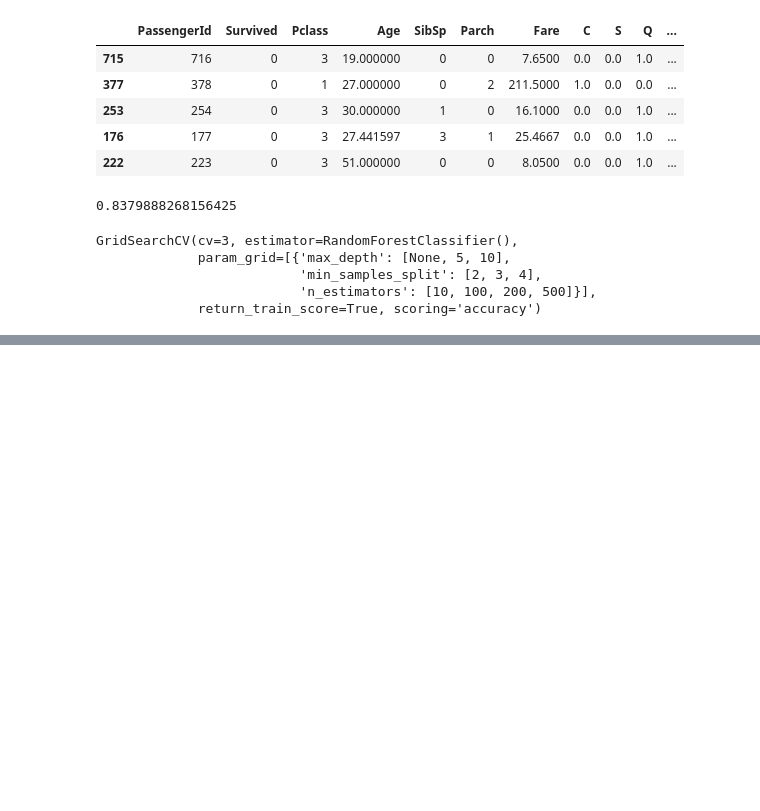
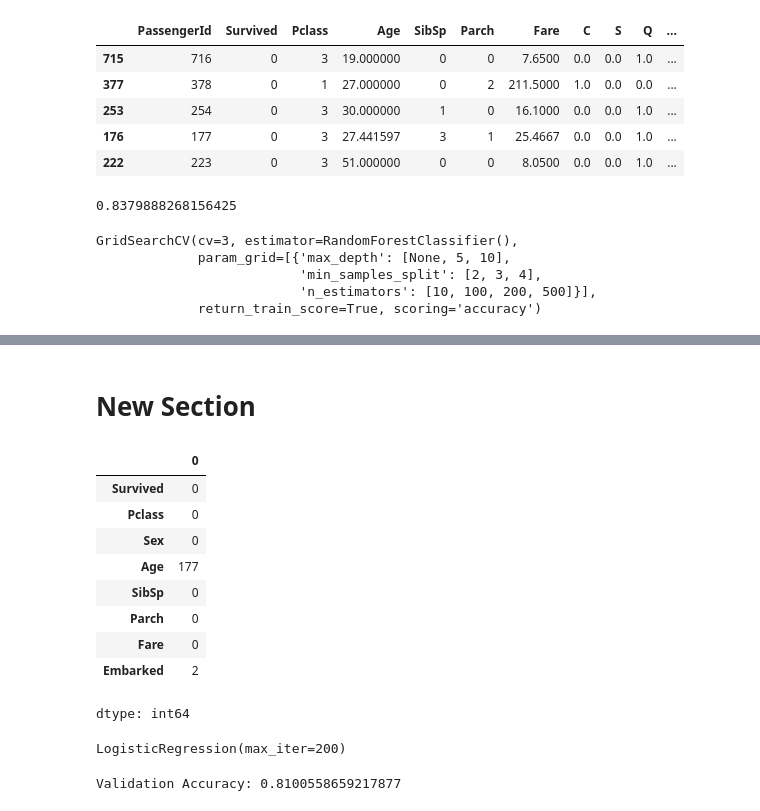
Before and after one commit to GBn321/KaggleProjects, a Jupyter notebook: Welcome_To_Colab.ipynb, the cells around one changed output, grey strips where cells are left out. Cells and saved outputs as stored; diff of their text form; code cells hidden in the pictures; blank space fills up the shorter version.

```diff
--- a/Welcome_To_Colab.ipynb
+++ b/Welcome_To_Colab.ipynb
@@ -302,3 +302,23 @@ files.download("submission.csv")
 # %% [output]
 [interactive output not drawn]
 [interactive output not drawn]
+# %% [markdown]
+# New Section
+# %%
+train_data = pd.read_csv("train.csv")
+test_data = pd.read_csv("test.csv")
+# %%
+train_data = train_data.drop(["PassengerId", "Name", "Ticket", "Cabin"], axis=1)
+# %%
+train_data.isnull().sum()
+# %% [output]
+|  | 0 |
+| Survived | 0 |
+| Pclass | 0 |
+| Sex | 0 |
+| Age | 177 |
+| SibSp | 0 |
+| Parch | 0 |
+| Fare | 0 |
+| Embarked | 2 |
+dtype: int64
@@ -304,0 +337,15 @@ files.download("submission.csv")
+# %%
+from sklearn.linear_model import LogisticRegression
+
+model = LogisticRegression(max_iter=200)
+model.fit(X_train, y_train)
+# %% [output]
+LogisticRegression(max_iter=200)
+# %%
+from sklearn.metrics import accuracy_score
+
+y_pred = model.predict(X_val)
+accuracy = accuracy_score(y_val, y_pred)
+print("Validation Accuracy:", accuracy)
+# %% [output]
+Validation Accuracy: 0.8100558659217877
```
Also changed, not shown: parts of 33 cells of this notebook.
